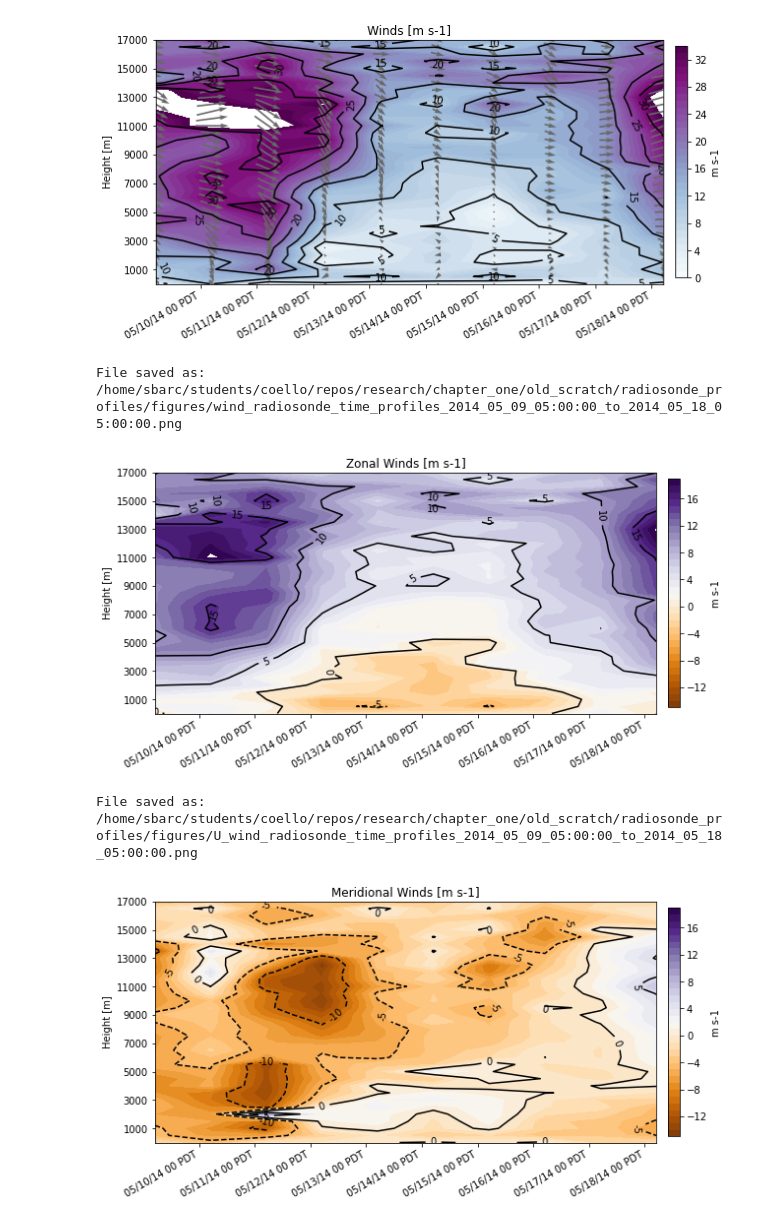
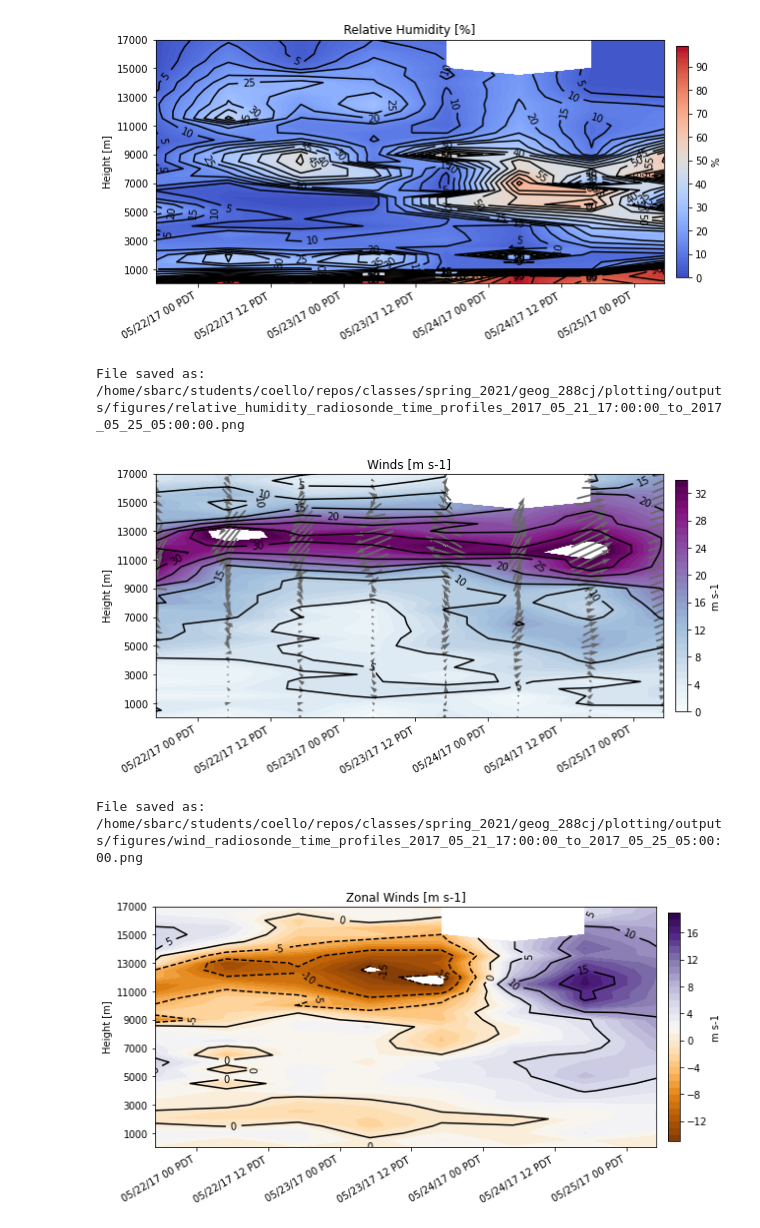
Before and after one commit to mmcoello/spring_2021, a Jupyter notebook: geog_288cj/plotting/analysis/radiosonde_time_profiles.ipynb, the cells around one changed output. Drawn from its saved outputs; the diff is of its cells as text; code cells hidden in the pictures.

Commit message:
got working with case study sonding data

```diff
--- a/geog_288cj/plotting/analysis/radiosonde_time_profiles.ipynb
+++ b/geog_288cj/plotting/analysis/radiosonde_time_profiles.ipynb
@@ -133,16 +133,22 @@ def plot_radiosonde_profiles(time_grid, hght_grid, data, contour_low, contour_hi
     plt.show()
     print('File saved as:', outdir+plot_name, '\n')
 # %%
-# reading excel file into a panda dataframe
-datadir = '/home/sbarc/students/coello/repos/research/research_old_data/identifying_case_study_days/vbg_radiosonde_5_14_2014/'
-outdir = '/home/sbarc/students/coello/repos/research/chapter_one/old_scratch/radiosonde_profiles/figures/'
+# set file names
+filename = ['vbg_radiosonde_may_22_00z_2017.xlsx', 'vbg_radiosonde_may_22_12z_2017.xlsx',
+            'vbg_radiosonde_may_23_00z_2017.xlsx', 'vbg_radiosonde_may_23_12z_2017.xlsx',
+            'vbg_radiosonde_may_24_00z_2017.xlsx', 'vbg_radiosonde_may_24_12z_2017.xlsx',
+            'vbg_radiosonde_may_25_00z_2017.xlsx', 'vbg_radiosonde_may_25_12z_2017.xlsx']
 
-# set file names
-filename = ['vbg_radiosonde_may_09_12z_2014.xlsx','vbg_radiosonde_may_10_12z_2014.xlsx',
-            'vbg_radiosonde_may_11_12z_2014.xlsx','vbg_radiosonde_may_12_12z_2014.xlsx',
-            'vbg_radiosonde_may_13_12z_2014.xlsx','vbg_radiosonde_may_14_12z_2014.xlsx',
-            'vbg_radiosonde_may_15_12z_2014.xlsx','vbg_radiosonde_may_16_12z_2014.xlsx',
-            'vbg_radiosonde_may_17_12z_2014.xlsx','vbg_radiosonde_may_18_12z_2014.xlsx']
+
+# set filepath
+datadir = '../input_data/radiosondes/'
+
+# set output filepath
+outdir = '/home/sbarc/students/coello/repos/classes/spring_2021/geog_288cj/plotting/outputs/'
+fig_outdir = '/home/sbarc/students/coello/repos/classes/spring_2021/geog_288cj/plotting/outputs/figures/'
+dat_outdir = '/home/sbarc/students/coello/repos/classes/spring_2021/geog_288cj/plotting/outputs/data/'
+
+
 
 date_times = []
 data_list = []
@@ -152,6 +158,7 @@ for j in range(len(filename)):
     # opening files
     filepath = datadir + filename[j]
     df = pd.read_excel(filepath, header=0, skiprows=[1])
+    print('Opened File:', filepath)
 
     # drop the first datapoint
     df = df[1:].reset_index(drop=True)
@@ -200,26 +216,30 @@ xsect, time_grid, hght_grid = radisonde_cross_section(times, all_data, start, en
 pressure = xsect.sel(vars='PRES').values * units('hPa')
 temp = xsect.sel(vars='TEMP').values * units('degC')
 theta = xsect.sel(vars = 'THTV').values
+relhum = xsect.sel(vars = 'RELH').values
 wspd = xsect.sel(vars = 'SKNT').values * units('knots').to(units('m/s'))
 wdirc = xsect.sel(vars = 'DRCT').values * units('degrees')
 U, V = mpcalc.wind_components(wspd, wdirc)
 U = U * units('knots').to(units('m/s'))
 V = V * units('knots').to(units('m/s'))
 # %%
+plot_radiosonde_profiles(time_grid, hght_grid, relhum, 0, 100, '%', 'Relative Humidity [%]', 'relative_humidity',\
+                         'coolwarm', None, None, fig_outdir)
+
 plot_radiosonde_profiles(time_grid, hght_grid, wspd, 0, 35, 'm s-1', 'Winds [m s-1]', 'wind', 'BuPu', \
-                         U, V, outdir)
+                         U, V, fig_outdir)
 
 plot_radiosonde_profiles(time_grid, hght_grid, U, -15, 20, 'm s-1', 'Zonal Winds [m s-1]', 'U_wind', 'PuOr', \
-                         None, None, outdir)
+                         None, None, fig_outdir)
 
 plot_radiosonde_profiles(time_grid, hght_grid, V, -15, 20, 'm s-1', 'Meridional Winds [m s-1]', 'V_wind', 'PuOr', \
-                         None, None, outdir)
+                         None, None, fig_outdir)
 
 plot_radiosonde_profiles(time_grid, hght_grid, theta, 280, 400, 'K', 'Potential Temperature [K]', 'theta', 'RdYlBu_r', \
-                         None, None, outdir)
+                         None, None, fig_outdir)
 # %% [output]
-[figure, old version]
+[figure, new version]
-File saved as: /home/sbarc/students/coello/repos/research/chapter_one/old_scratch/radiosonde_profiles/figures/wind_radiosonde_time_profiles_2014_05_09_05:00:00_to_2014_05_18_05:00:00.png
+File saved as: /home/sbarc/students/coello/repos/classes/spring_2021/geog_288cj/plotting/outputs/figures/relative_humidity_radiosonde_time_profiles_2017_05_21_17:00:00_to_2017_05_25_05:00:00.png
-[figure, old version]
+[figure, new version]
-File saved as: /home/sbarc/students/coello/repos/research/chapter_one/old_scratch/radiosonde_profiles/figures/U_wind_radiosonde_time_profiles_2014_05_09_05:00:00_to_2014_05_18_05:00:00.png
+File saved as: /home/sbarc/students/coello/repos/classes/spring_2021/geog_288cj/plotting/outputs/figures/wind_radiosonde_time_profiles_2017_05_21_17:00:00_to_2017_05_25_05:00:00.png
-[figure, old version]
+[figure, new version]
```
Also changed, not shown: parts of 2 cells of this notebook, 5 other files.
